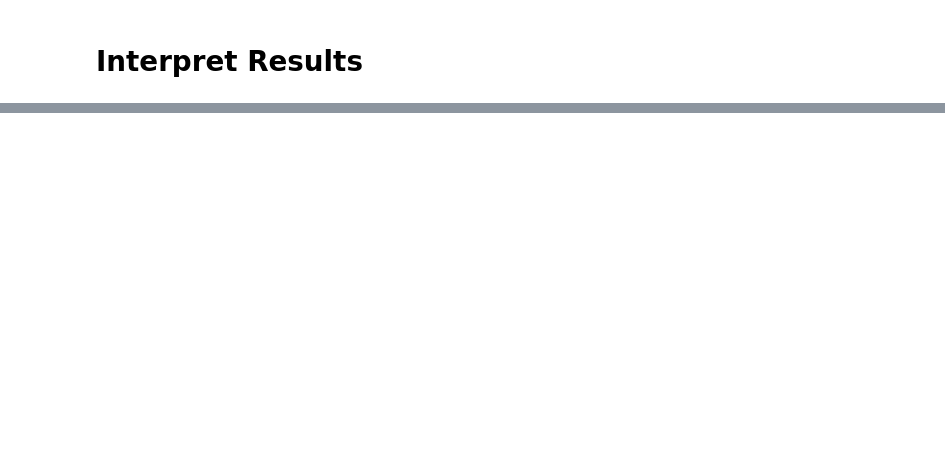
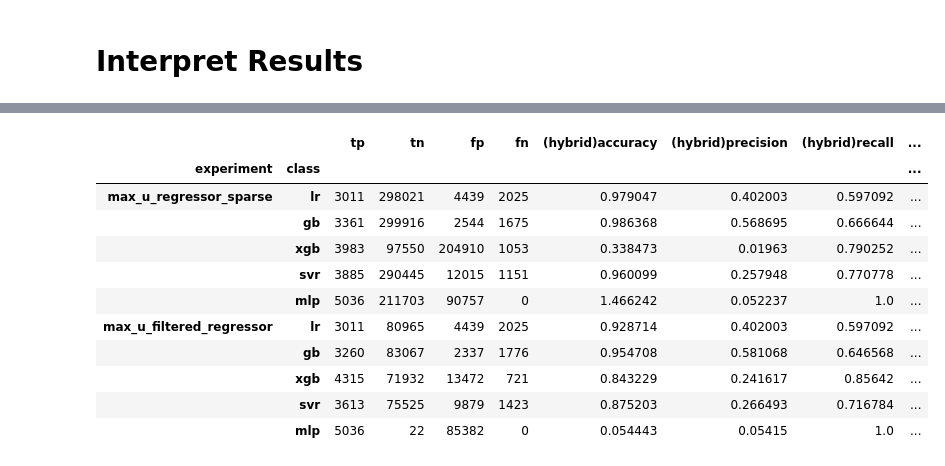
Before and after one commit to jamilsonjr/AI-to-forecast-constraints-in-the-energy-systems, a Jupyter notebook: jupyter_notebooks/datasets_benchmark.ipynb, the cells around one changed output, grey strips where cells are left out. Saved outputs shown, nothing was run; the diff lists cells and outputs as text; code cells hidden in the pictures; blank space fills up the shorter version.

```diff
--- a/jupyter_notebooks/datasets_benchmark.ipynb
+++ b/jupyter_notebooks/datasets_benchmark.ipynb
@@ -978,0 +1042,15 @@ dtype: object
+# %%
+df.loc[['max_u_regressor_sparse', 'max_u_filtered_regressor']]
+# %% [output]
+|  |  | tp | tn | fp | fn | (hybrid)accuracy | (hybrid)precision | (hybrid)recall | ... |
+| experiment | class |  |  |  |  |  |  |  | ... |
+| max_u_regressor_sparse | lr | 3011 | 298021 | 4439 | 2025 | 0.979047 | 0.402003 | 0.597092 | ... |
+|  | gb | 3361 | 299916 | 2544 | 1675 | 0.986368 | 0.568695 | 0.666644 | ... |
+|  | xgb | 3983 | 97550 | 204910 | 1053 | 0.338473 | 0.01963 | 0.790252 | ... |
+|  | svr | 3885 | 290445 | 12015 | 1151 | 0.960099 | 0.257948 | 0.770778 | ... |
+|  | mlp | 5036 | 211703 | 90757 | 0 | 1.466242 | 0.052237 | 1.0 | ... |
+| max_u_filtered_regressor | lr | 3011 | 80965 | 4439 | 2025 | 0.928714 | 0.402003 | 0.597092 | ... |
+|  | gb | 3260 | 83067 | 2337 | 1776 | 0.954708 | 0.581068 | 0.646568 | ... |
+|  | xgb | 4315 | 71932 | 13472 | 721 | 0.843229 | 0.241617 | 0.85642 | ... |
+|  | svr | 3613 | 75525 | 9879 | 1423 | 0.875203 | 0.266493 | 0.716784 | ... |
+|  | mlp | 5036 | 22 | 85382 | 0 | 0.054443 | 0.05415 | 1.0 | ... |
```
Also changed, not shown: parts of 32 cells of this notebook, 1 other file.
